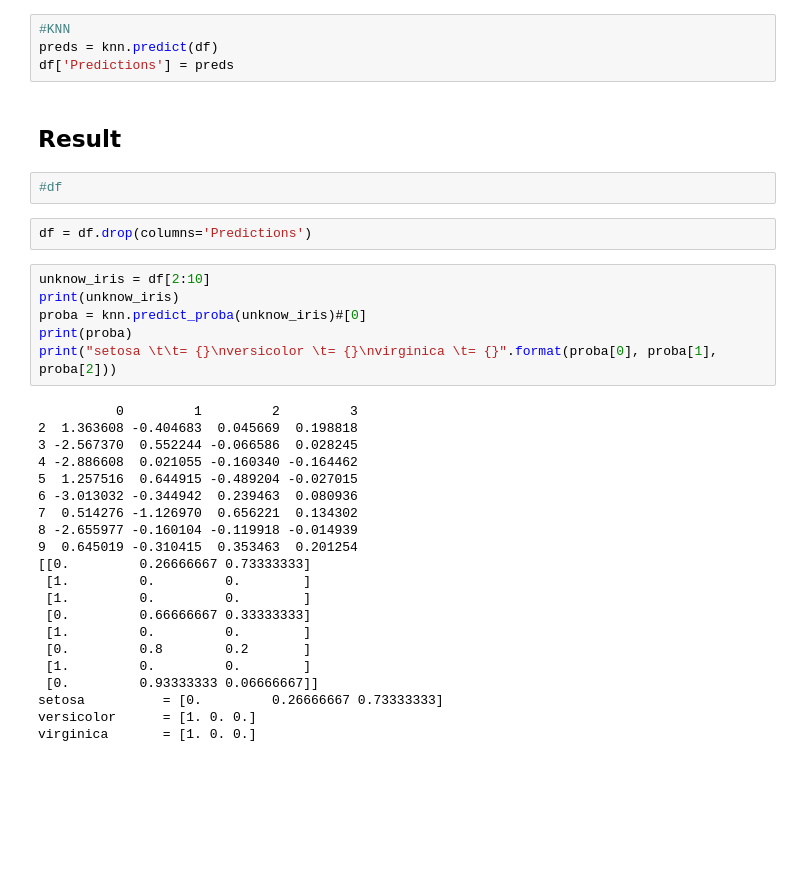
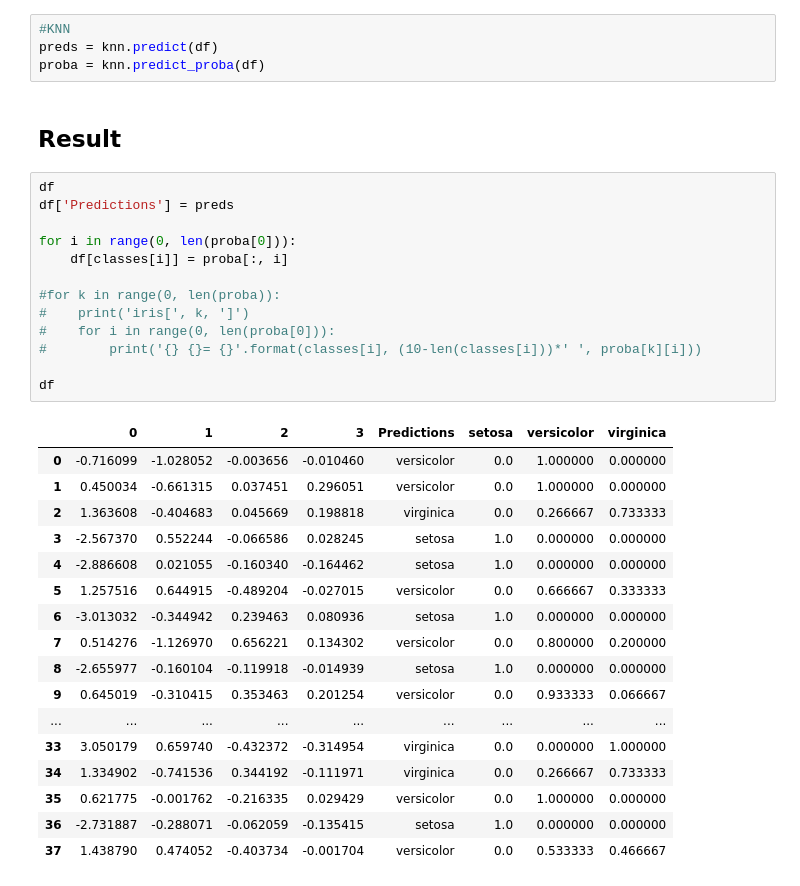
Before and after one commit to Q-Pi/ML, a Jupyter notebook: Supervised/perso/Perso1.ipynb, the cells around one changed output. Cells and saved outputs as stored; diff of their text form; blank space fills up the shorter version.

```diff
--- a/Supervised/perso/Perso1.ipynb
+++ b/Supervised/perso/Perso1.ipynb
@@ -91,37 +87,37 @@ df = pd.DataFrame(X_te_PCA)
 # %%
 #KNN
 preds = knn.predict(df)
-df['Predictions'] = preds
+proba = knn.predict_proba(df)
 # %% [markdown]
 ## Result
-# %%
-#df
-# %%
-df = df.drop(columns='Predictions')
-# %%
-unknow_iris = df[2:10]
-print(unknow_iris)
-proba = knn.predict_proba(unknow_iris)#[0]
-print(proba)
-print("setosa \t\t= {}\nversicolor \t= {}\nvirginica \t= {}".format(proba[0], proba[1], proba[2]))
-# %% [output]
-          0         1         2         3
-2  1.363608 -0.404683  0.045669  0.198818
-3 -2.567370  0.552244 -0.066586  0.028245
-4 -2.886608  0.021055 -0.160340 -0.164462
-5  1.257516  0.644915 -0.489204 -0.027015
-6 -3.013032 -0.344942  0.239463  0.080936
-7  0.514276 -1.126970  0.656221  0.134302
-8 -2.655977 -0.160104 -0.119918 -0.014939
-9  0.645019 -0.310415  0.353463  0.201254
-[[0.         0.26666667 0.73333333]
- [1.         0.         0.        ]
- [1.         0.         0.        ]
- [0.         0.66666667 0.33333333]
- [1.         0.         0.        ]
- [0.         0.8        0.2       ]
- [1.         0.         0.        ]
- [0.         0.93333333 0.06666667]]
-setosa          = [0.         0.26666667 0.73333333]
-versicolor      = [1. 0. 0.]
-virginica       = [1. 0. 0.]
+# %%
+df
+df['Predictions'] = preds
+
+for i in range(0, len(proba[0])):
+    df[classes[i]] = proba[:, i]
+
+#for k in range(0, len(proba)):
+#    print('iris[', k, ']')
+#    for i in range(0, len(proba[0])):
+#        print('{} {}= {}'.format(classes[i], (10-len(classes[i]))*' ', proba[k][i]))
+
+df
+# %% [output]
+|  | 0 | 1 | 2 | 3 | Predictions | setosa | versicolor | virginica |
+| 0 | -0.716099 | -1.028052 | -0.003656 | -0.010460 | versicolor | 0.0 | 1.000000 | 0.000000 |
+| 1 | 0.450034 | -0.661315 | 0.037451 | 0.296051 | versicolor | 0.0 | 1.000000 | 0.000000 |
+| 2 | 1.363608 | -0.404683 | 0.045669 | 0.198818 | virginica | 0.0 | 0.266667 | 0.733333 |
+| 3 | -2.567370 | 0.552244 | -0.066586 | 0.028245 | setosa | 1.0 | 0.000000 | 0.000000 |
+| 4 | -2.886608 | 0.021055 | -0.160340 | -0.164462 | setosa | 1.0 | 0.000000 | 0.000000 |
+| 5 | 1.257516 | 0.644915 | -0.489204 | -0.027015 | versicolor | 0.0 | 0.666667 | 0.333333 |
+| 6 | -3.013032 | -0.344942 | 0.239463 | 0.080936 | setosa | 1.0 | 0.000000 | 0.000000 |
+| 7 | 0.514276 | -1.126970 | 0.656221 | 0.134302 | versicolor | 0.0 | 0.800000 | 0.200000 |
+| 8 | -2.655977 | -0.160104 | -0.119918 | -0.014939 | setosa | 1.0 | 0.000000 | 0.000000 |
+| 9 | 0.645019 | -0.310415 | 0.353463 | 0.201254 | versicolor | 0.0 | 0.933333 | 0.066667 |
+| ... | ... | ... | ... | ... | ... | ... | ... | ... |
+| 33 | 3.050179 | 0.659740 | -0.432372 | -0.314954 | virginica | 0.0 | 0.000000 | 1.000000 |
+| 34 | 1.334902 | -0.741536 | 0.344192 | -0.111971 | virginica | 0.0 | 0.266667 | 0.733333 |
+| 35 | 0.621775 | -0.001762 | -0.216335 | 0.029429 | versicolor | 0.0 | 1.000000 | 0.000000 |
+| 36 | -2.731887 | -0.288071 | -0.062059 | -0.135415 | setosa | 1.0 | 0.000000 | 0.000000 |
+| 37 | 1.438790 | 0.474052 | -0.403734 | -0.001704 | versicolor | 0.0 | 0.533333 | 0.466667 |
```
Also changed, not shown: parts of 11 cells of this notebook, 2 other files.
